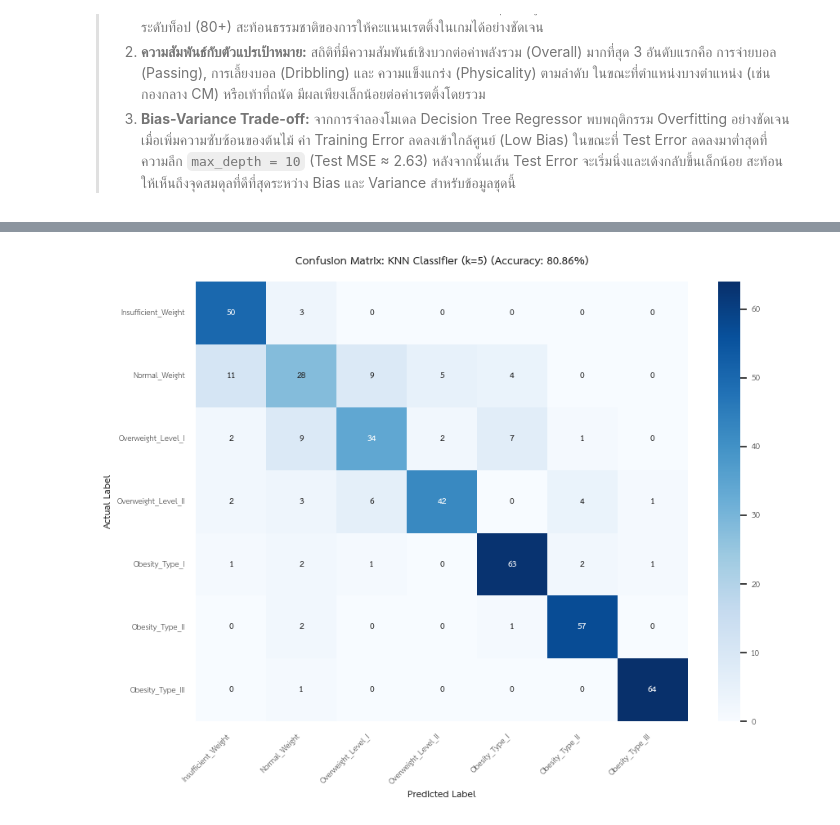
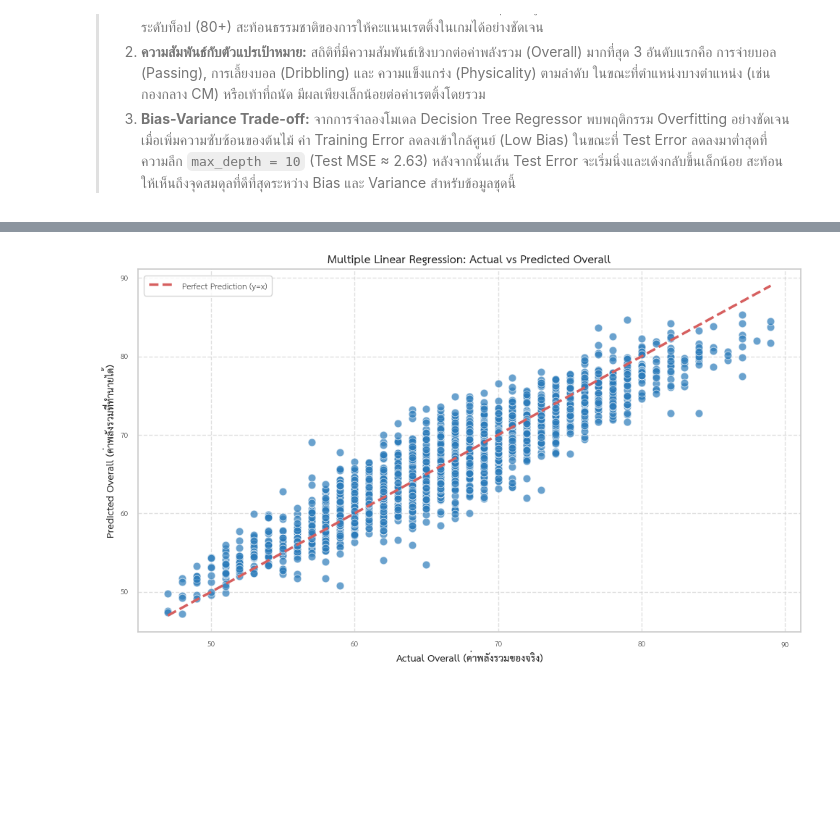
Before and after one commit to poramet-sudo/ea-fc26-analytics-project, a Jupyter notebook: notebook/ea-fc26-analytics-project.ipynb, the cells around one changed output, grey strips where cells are left out. Drawn from its saved outputs; the diff is of its cells as text; code cells hidden in the pictures; blank space fills up the shorter version.

```diff
--- a/notebook/ea-fc26-analytics-project.ipynb
+++ b/notebook/ea-fc26-analytics-project.ipynb
@@ -803,54 +787,51 @@ Overweight_Level_II       0.82      0.71      0.76        58
 # %%
-# ─── CLO3: Model 2 ─────────────────────────────────────────────────
-# วัตถุประสงค์: สร้างแบบจำลอง K-Nearest Neighbors (KNN Classifier)
-# เพื่อจำแนกระดับภาวะน้ำหนักโดยวัดระยะทาง Euclidean
+# ─── CLO3: Model 2 ────────────────────────────────────────────────────────
+# วัตถุประสงค์: สร้างแบบจำลอง Multiple Linear Regression ด้วย Features ทั้งหมด
 
-# 1. กำหนดโมเดล KNN (k=5) และเทรนข้อมูล
-model2 = KNeighborsClassifier(n_neighbors=5)
-model2.fit(X_train_scaled, y_train)
-
-# 2. ประเมินผลลัพธ์
-# ทำนายผลทั้งข้อมูล Train และ Test เพื่อเปรียบเทียบประสิทธิภาพ
-y_train_pred2 = model2.predict(X_train_scaled)
-y_pred2 = model2.predict(X_test_scaled)
-
-train_acc2 = accuracy_score(y_train, y_train_pred2)
-acc2 = accuracy_score(y_test, y_pred2)
-
-print(f"🎯 Model 2 (KNN Classifier k=5)")
-print(f"Train Accuracy: {train_acc2 * 100:.2f}%")
-print(f"Test Accuracy : {acc2 * 100:.2f}%\n")
-
-print(classification_report(
-    y_test,
-    y_pred2,
-    labels=target_order,
-    target_names=target_order
-))
-
-# 3. แสดงผล Confusion Matrix
-# ใช้ดูจำนวนการทำนายถูกและผิดในแต่ละระดับภาวะน้ำหนัก
-plt.figure(figsize=(9, 7))
-
-cm2 = confusion_matrix(
-    y_test, y_pred2, labels=target_order
+# 1. แบ่งข้อมูล Train 80% / Test 20% จากชุดข้อมูลที่ผ่านการ Encoding (X_encoded)
+X_train_m, X_test_m, y_train_m, y_test_m = train_test_split(
+    X_encoded, y, test_size=0.2, random_state=42
 )
 
-sns.heatmap(
-    cm2,
-    annot=True,
-    fmt='d',
-    cmap='Blues',
-    xticklabels=target_order,
-    yticklabels=target_order,
-    annot_kws={"fontsize": 11, "fontweight": "bold"}
-)
+# 2. ทำ Feature Scaling (Fit เฉพาะ Train เพื่อป้องกัน Data Leakage)
+from sklearn.preprocessing import StandardScaler
+scaler_m = StandardScaler()
+X_train_scaled = scaler_m.fit_transform(X_train_m)
+X_test_scaled = scaler_m.transform(X_test_m)
 
-plt.title(f'Confusion Matrix: KNN Classifier (k=5) 'f'(Accuracy: {acc2*100:.2f}%)', fontsize=14, fontweight='bold', pad=15)
-plt.xlabel('Predicted Label', fontsize=12, fontweight='bold')
-plt.ylabel('Actual Label', fontsize=12, fontweight='bold')
-plt.xticks(rotation=45, ha='right', fontsize=10)
-plt.yticks(rotation=0, fontsize=10)
+# 3. กำหนดโมเดลและเทรนข้อมูล
+model2 = LinearRegression()
+model2.fit(X_train_scaled, y_train_m)
+
+# 4. ประเมินผลลัพธ์
+y_train_pred2 = model2.predict(X_train_scaled)
+y_test_pred2 = model2.predict(X_test_scaled)
+
+mse_train2 = mean_squared_error(y_train_m, y_train_pred2)
+mse_test2 = mean_squared_error(y_test_m, y_test_pred2)
+r2_train2 = r2_score(y_train_m, y_train_pred2)
+r2_test2 = r2_score(y_test_m, y_test_pred2)
+
+print(f"🎯 Model 2 (Multiple Linear Regression - All Features)")
+print(f"Train MSE: {mse_train2:.4f} | Train R²: {r2_train2:.4f}")
+print(f"Test MSE:  {mse_test2:.4f} | Test R²:  {r2_test2:.4f}\n")
+
+# 5. แสดงผล Actual vs Predicted Plot (เปรียบเทียบค่าจริงกับค่าที่ทำนายได้)
+plt.figure(figsize=(10, 6))
+
+# พล็อตจุด Actual vs Predicted
+sns.scatterplot(x=y_test_m, y=y_test_pred2, color='#2b7bba', alpha=0.7, edgecolor='white', s=60)
+
+# สร้างเส้นอ้างอิง Perfect Prediction Line (y = x) หมายถึงทำนายถูก 100%
+min_val = min(y_test_m.min(), y_test_pred2.min())
+max_val = max(y_test_m.max(), y_test_pred2.max())
+plt.plot([min_val, max_val], [min_val, max_val], color='#d65f5f', linestyle='--', linewidth=2.5, label='Perfect Prediction (y=x)')
+
+plt.title('Multiple Linear Regression: Actual vs Predicted Overall', fontsize=16, fontweight='bold')
+plt.xlabel('Actual Overall (ค่าพลังรวมของจริง)', fontsize=14, fontweight='bold')
+plt.ylabel('Predicted Overall (ค่าพลังรวมที่ทำนายได้)', fontsize=14, fontweight='bold')
+plt.legend(fontsize=12)
+plt.grid(True, linestyle='--', alpha=0.6)
 
 plt.tight_layout()
 plt.show()
@@ -875,2 +842,2 @@ Overweight_Level_II       0.86      0.72      0.79        58
-[figure, old version]
+[figure, new version]
 # %% [markdown]
```
Also changed, not shown: parts of 19 cells of this notebook.
